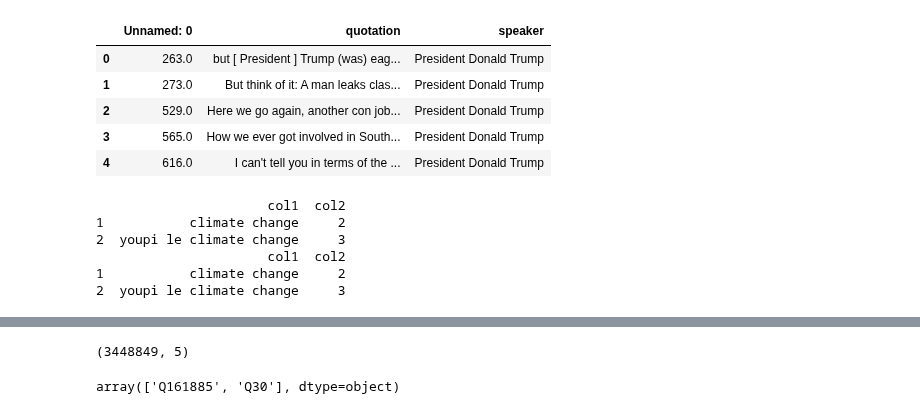
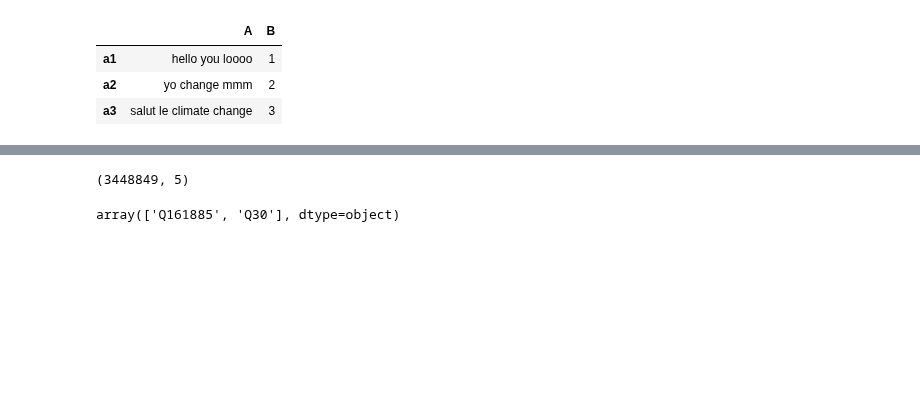
Before and after one commit to epfl-ada/ada-2021-project-avada-kedavra, a Jupyter notebook: da.ipynb, the cells around one changed output, grey strips where cells are left out. Saved outputs shown, nothing was run; the diff lists cells and outputs as text; code cells hidden in the pictures; blank space fills up the shorter version.

```diff
--- a/da.ipynb
+++ b/da.ipynb
@@ -6,3 +6,23 @@ from urllib.request import urlopen
 import sqlite3
 # %%
 #test
+key_world = ["hello you", "yo change", "salut le"]
+
+
+df = pd.DataFrame({'A':['hello you loooo', 'yo change mmm', 'salut le climate change', 'pooo', 'pkj'] , 'B': [1,2,3, 4, 5]},
+                      index = ['a1', 'a2', 'a3', 'a4', 'a5'])
+
+
+def p(f) :
+    lol=pd.DataFrame()
+    for i in key_world :
+
+        lol= lol.append(f[f["A"].apply(lambda x: i in x)])
+    return lol
+e=p(df)
+e
+# %% [output]
+|  | A | B |
+| a1 | hello you loooo | 1 |
+| a2 | yo change mmm | 2 |
+| a3 | salut le climate change | 3 |
@@ -20,10 +28,0 @@ with pd.read_json('data/quotes-2020.json.bz2', lines=True, compression='bz2', ch
-# %%
-test = pd.read_csv('data/clean-quotes-2020.bz2', compression='bz2')
-test.head()
-# %% [output]
-|  | Unnamed: 0 | quotation | speaker |
-| 0 | 263.0 | but [ President ] Trump (was) eag... | President Donald Trump |
-| 1 | 273.0 | But think of it: A man leaks clas... | President Donald Trump |
-| 2 | 529.0 | Here we go again, another con job... | President Donald Trump |
-| 3 | 565.0 | How we ever got involved in South... | President Donald Trump |
-| 4 | 616.0 | I can't tell you in terms of the ... | President Donald Trump |
@@ -34,18 +29 @@ df = pd.read_parquet('speaker_attributes.parquet', engine='pyarrow')
-# %%
-m = {'col1': ['hello you', 'climate change', 'youpi le climate change'], 'col2': [1,2,3]}
-df = pd.DataFrame(data=m)
-
-def p(f) :
-    return(df[df["col1"].apply(lambda x: "climate change" in x)])
-
-
-for a in m :
-    print(p(m))
-# %% [output]
-                      col1  col2
-1           climate change     2
-2  youpi le climate change     3
-                      col1  col2
-1           climate change     2
-2  youpi le climate change     3
 # %%
```
Also changed, not shown: parts of 6 cells of this notebook.
